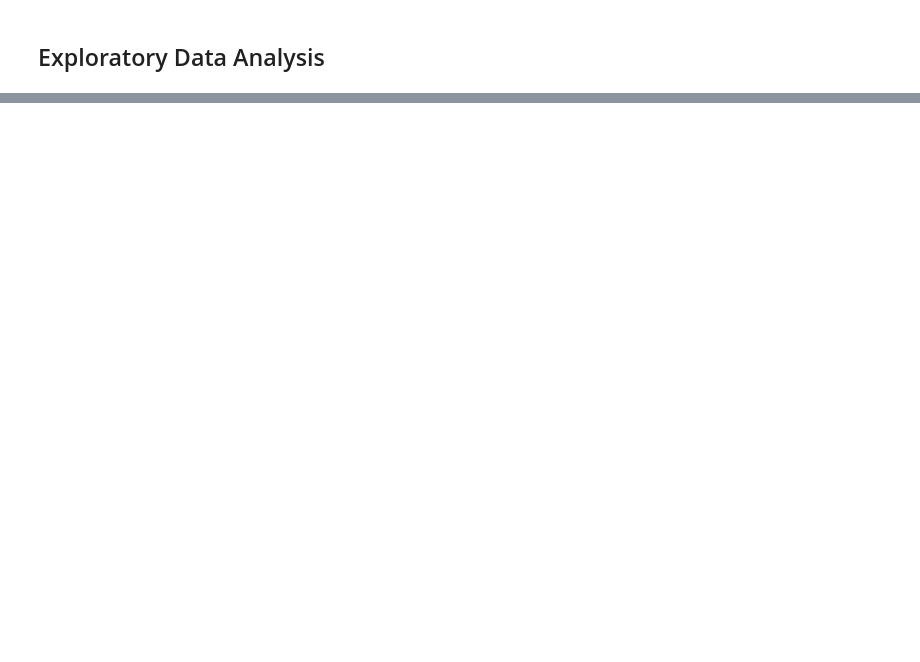
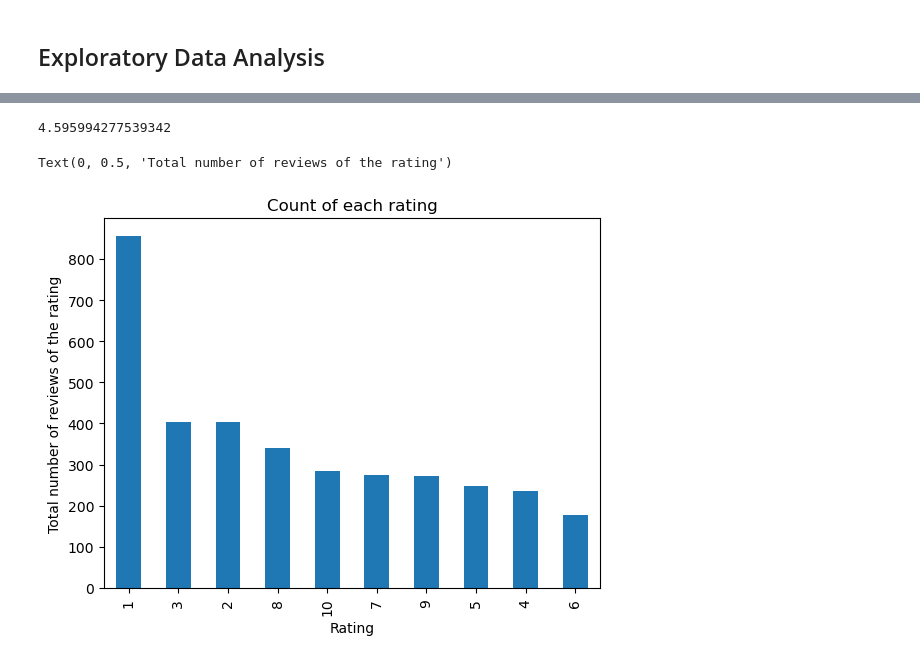
Before and after one commit to sushantsekhar1/british-airways-web-scrapper, a Jupyter notebook: EDA/eda_perform.ipynb, the cells around one changed output, grey strips where cells are left out. Cells and saved outputs as stored; diff of their text form; code cells hidden in the pictures; blank space fills up the shorter version.

```diff
--- a/EDA/eda_perform.ipynb
+++ b/EDA/eda_perform.ipynb
@@ -14,4 +14,4 @@ import datetime as dt
 # Create a dataframe
 
 cwd = os.getcwd()
-df = pd.read_csv(cwd + "EDA/cleaned-BA-reviews.csv", index_col=0)
+df = pd.read_csv(cwd + "/cleaned-BA-reviews.csv", index_col=0)
@@ -19,0 +27,16 @@ FileNotFoundError: [Errno 2] No such file or directory: '/Users/sushant/Download
+# %%
+# Check the star overall rating
+df.star.mean()
+# %% [output]
+4.595994277539342
+# %%
+# By using bar plot we can see each of rating
+
+df.star.value_counts().plot(kind="bar")
+
+plt.title("Count of each rating")
+plt.xlabel("Rating")
+plt.ylabel("Total number of reviews of the rating")
+# %% [output]
+Text(0, 0.5, 'Total number of reviews of the rating')
+[figure, added]
```
Also changed, not shown: parts of 26 cells of this notebook, 1 other file.
